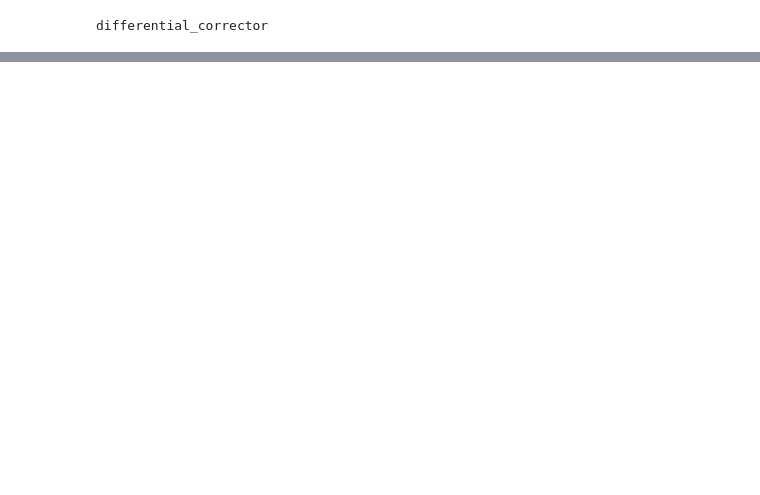
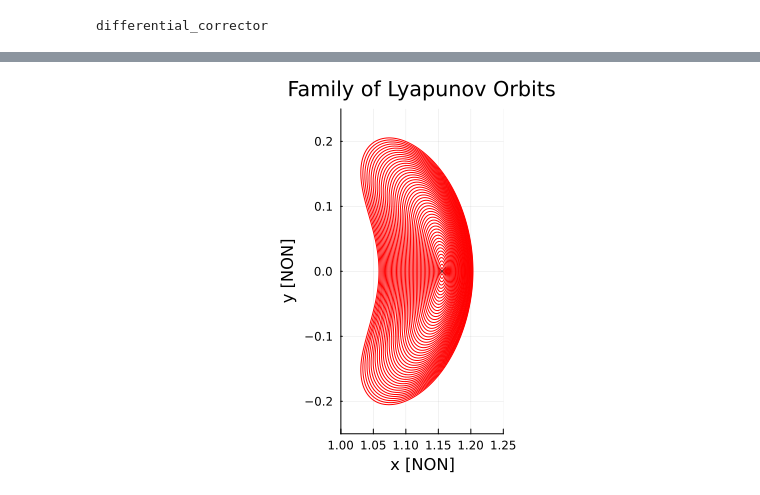
Before and after one commit to jared711/ThreeBodyProblemExamples.jl, a Jupyter notebook: 06_LyapunovOrbitFamily.ipynb, the cells around one changed output, grey strips where cells are left out. Saved outputs shown, nothing was run; the diff lists cells and outputs as text; code cells hidden in the pictures; blank space fills up the shorter version.

Commit message:
Small changes to 06_LyapunovOrbitFamily.ipynb

```diff
--- a/06_LyapunovOrbitFamily.ipynb
+++ b/06_LyapunovOrbitFamily.ipynb
@@ -307,0 +307,6 @@ We now have a closed orbit. We've just computed our first Lyapunov Orbit!
+# %%
+w = sol_lyap[end] # final state and STM
+rv = w[1:6] # final state
+Φ = reshape(w[7:42],6,6) # final STM Φ = ∂x/∂x₀
+C = computeC(rv, sys)
+ν = stability_index(Φ) # compute the stability index of the orbit
@@ -397,0 +405,43 @@ We can use our differential corrector to com
+# %%
+p_fam = plot(sys) # Base plot for the family
+rv₀⁽¹⁾ = copy(rv₀) # start with the first Lyapunov orbit
+T⁽¹⁾ = copy(T) # start with the first Lyapunov orbit
+C⁽¹⁾ = copy(C)
+ν⁽¹⁾ = copy(ν)
+δs = 1e-2 # step size for the continuation
+
+rv_family = [rv₀⁽¹⁾] # array to store the initial conditions of the family
+T_family = [T⁽¹⁾] # array to store the periods of the family
+C_family = [C⁽¹⁾] # array to store the Jacobi Constants of the family
+ν_family = [ν⁽¹⁾] # array to store the stability indices of the family
+
+for iter = 1:50 # find the first 50 Lyapunov orbits
+#    @info "Orbit $iter"
+   ∂Φ = [Φ[4,1] Φ[4,3] Φ[4,5];
+         Φ[6,1] Φ[6,3] Φ[6,5]]
+   dyad = [ẍ;z̈]*[Φ[2,1] Φ[2,3] Φ[2,5]]
+
+   J = (∂Φ - dyad/ẏ) # Jacobian 2x3
+   Δx = nullspace(J)[:,1] # tangent direction of the family (the nullspace of the Jacobian)
+   rv₀⁽¹⁾[[1,3,5]] += δs*Δx # update the guess in the direction tangent to the family
+   rv₀⁽¹⁾, T⁽¹⁾ = differential_corrector(sys, rv₀⁽¹⁾, myconst=1, tf = T⁽¹⁾, tol=1e-10); # correct the orbit
+   C⁽¹⁾ = computeC(rv₀⁽¹⁾,sys)
+   push!(rv_family, rv₀⁽¹⁾)
+   push!(T_family, T⁽¹⁾)
+   push!(C_family, C⁽¹⁾)
+
+   w₀⁽¹⁾ = vcat(rv₀⁽¹⁾, reshape(Φ₀,36,1)) # initial state and STM concatenated into a vector
+   prob_fam = ODEProblem(CR3BPstm!,w₀⁽¹⁾,(0,T⁽¹⁾),sys) # Let's integrate our corrected state
+   sol_fam = solve(prob_fam, TsitPap8()) # integrate
+   w = sol_fam[end] # final state and STM
+   rv = w[1:6] # final state
+   Φ = reshape(w[7:42],6,6) # final STM Φ = ∂x/∂x₀
+   ν⁽¹⁾ = stability_index(Φ)
+   push!(ν_family, ν⁽¹⁾)
+
+   plot!(p_fam,sol_fam,idxs=(1,2),aspect_ratio=1,linecolor=:red)
+
+end
+plot!(p_fam, xlims=(1,1.25),ylims = (-0.25,0.25), legend=false, title="Family of Lyapunov Orbits")
+# %% [output]
+[figure, added]
```
Also changed, not shown: parts of 15 cells of this notebook.
